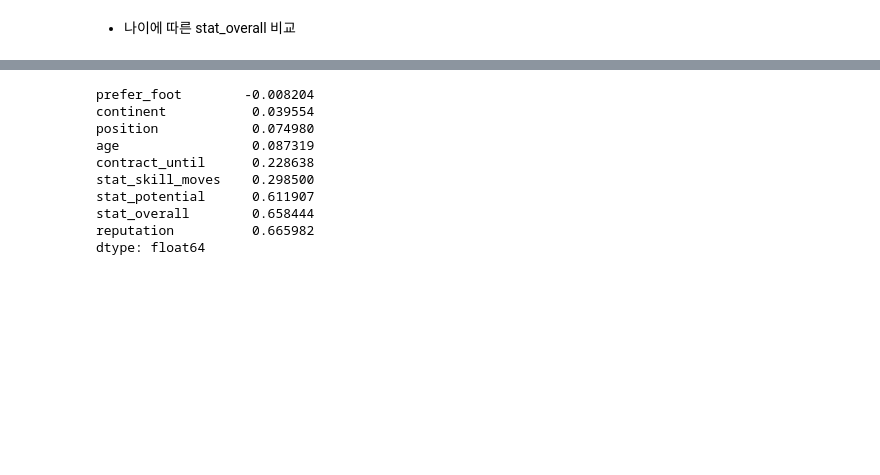
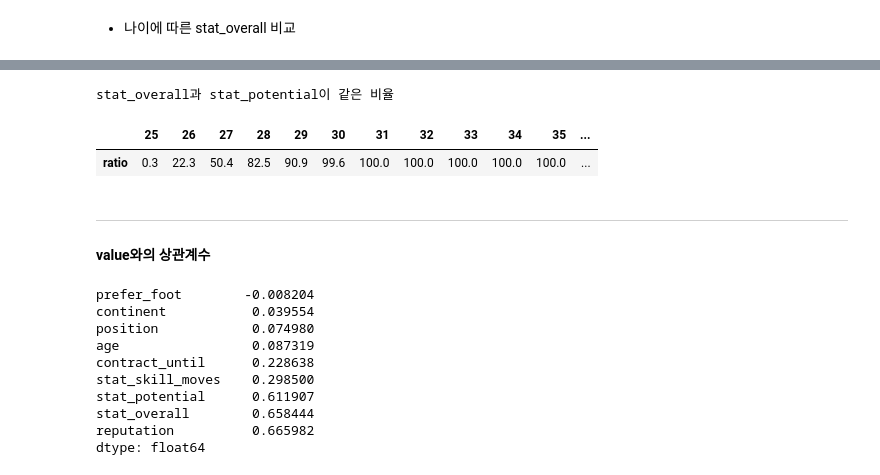
Before and after one commit to lee-jong-gu/DACON-fifa-value, a Jupyter notebook: EDA-Copy1.ipynb, the cells around one changed output, grey strips where cells are left out. Saved outputs shown, nothing was run; the diff lists cells and outputs as text; code cells hidden in the pictures; blank space fills up the shorter version.

```diff
--- a/EDA-Copy1.ipynb
+++ b/EDA-Copy1.ipynb
@@ -544,3 +550,15 @@ plt.show()
+# %%
+age_stat_ratio = round(train_copy[train_copy['stat_overall']==train_copy['stat_potential']]['age'].value_counts() / train_copy[train_copy['age']>=25]['age'].value_counts(),3) * 100
+
+print('stat_overall과 stat_potential이 같은 비율')
+DataFrame(age_stat_ratio).rename(columns={'age':'ratio'}).T
+# %% [output]
+stat_overall과 stat_potential이 같은 비율
+|  | 25 | 26 | 27 | 28 | 29 | 30 | 31 | 32 | 33 | 34 | 35 | ... |
+| ratio | 0.3 | 22.3 | 50.4 | 82.5 | 90.9 | 99.6 | 100.0 | 100.0 | 100.0 | 100.0 | 100.0 | ... |
+# %% [markdown]
+---
+#### value와의 상관계수
 # %%
 train_copy.drop('value',axis=1).corrwith(train['value']).sort_values()
 # %% [output]
```
Also changed, not shown: parts of 8 cells of this notebook, 1 other file.
